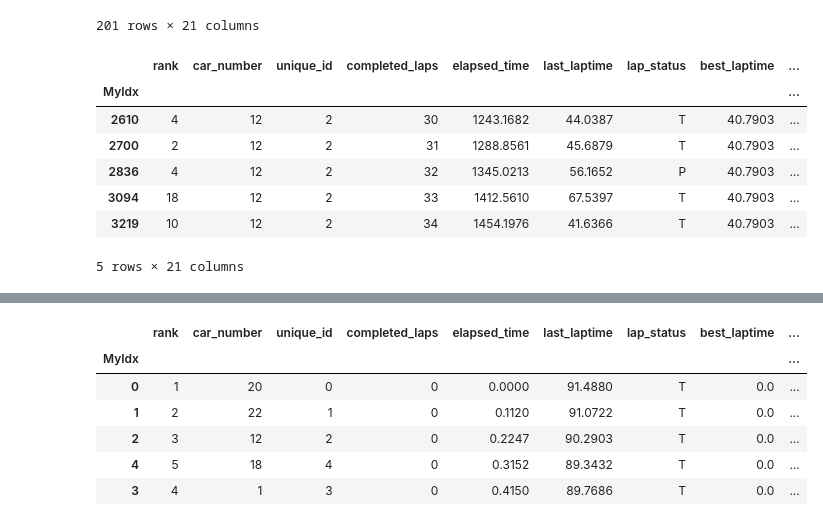
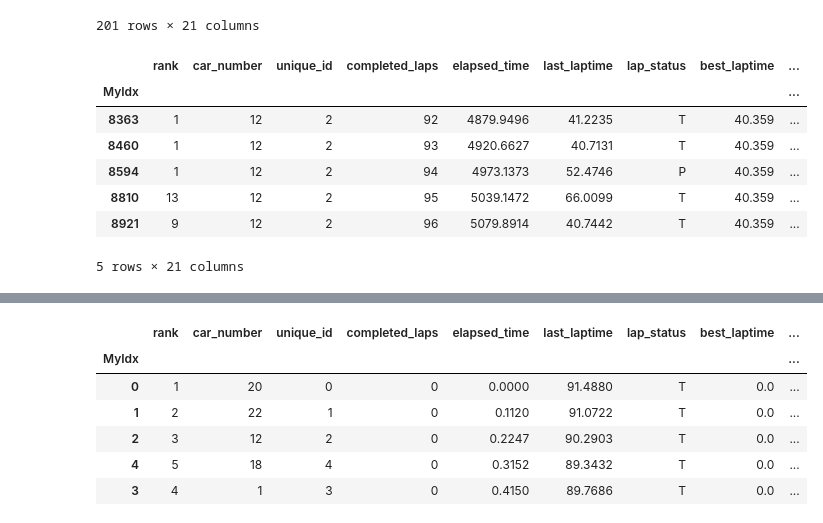
Before and after one commit to DSC-SPIDAL/rankpredictor, a Jupyter notebook: run/22.PaperFinal/notebook/RankNet-makedb-laptime.ipynb, the cells around one changed output, grey strips where cells are left out. Cells and saved outputs as stored; diff of their text form; code cells hidden in the pictures.

```diff
--- a/run/22.PaperFinal/notebook/RankNet-makedb-laptime.ipynb
+++ b/run/22.PaperFinal/notebook/RankNet-makedb-laptime.ipynb
@@ -682,16 +679,16 @@ rankdata[(rankdata['car_number']==12)]
 | 18419 | 1 | 12 | 2 | 200 | 10782.6365 | 41.3651 | T | 40.3035 | ... |
 201 rows × 21 columns
 # %%
-pitlap = 32
+pitlap = 94
 rankdata[(rankdata['car_number']==12) & (rankdata['completed_laps']>=pitlap -2) & ((rankdata['completed_laps']<=pitlap+2))]
 # %% [output]
 |  | rank | car_number | unique_id | completed_laps | elapsed_time | last_laptime | lap_status | best_laptime | ... |
 | MyIdx |  |  |  |  |  |  |  |  | ... |
-| 2610 | 4 | 12 | 2 | 30 | 1243.1682 | 44.0387 | T | 40.7903 | ... |
-| 2700 | 2 | 12 | 2 | 31 | 1288.8561 | 45.6879 | T | 40.7903 | ... |
-| 2836 | 4 | 12 | 2 | 32 | 1345.0213 | 56.1652 | P | 40.7903 | ... |
-| 3094 | 18 | 12 | 2 | 33 | 1412.5610 | 67.5397 | T | 40.7903 | ... |
-| 3219 | 10 | 12 | 2 | 34 | 1454.1976 | 41.6366 | T | 40.7903 | ... |
+| 8363 | 1 | 12 | 2 | 92 | 4879.9496 | 41.2235 | T | 40.359 | ... |
+| 8460 | 1 | 12 | 2 | 93 | 4920.6627 | 40.7131 | T | 40.359 | ... |
+| 8594 | 1 | 12 | 2 | 94 | 4973.1373 | 52.4746 | P | 40.359 | ... |
+| 8810 | 13 | 12 | 2 | 95 | 5039.1472 | 66.0099 | T | 40.359 | ... |
+| 8921 | 9 | 12 | 2 | 96 | 5079.8914 | 40.7442 | T | 40.359 | ... |
 5 rows × 21 columns
 # %%
 pitlap = 50
```
Also changed, not shown: parts of 3 cells of this notebook, 5 other files.
